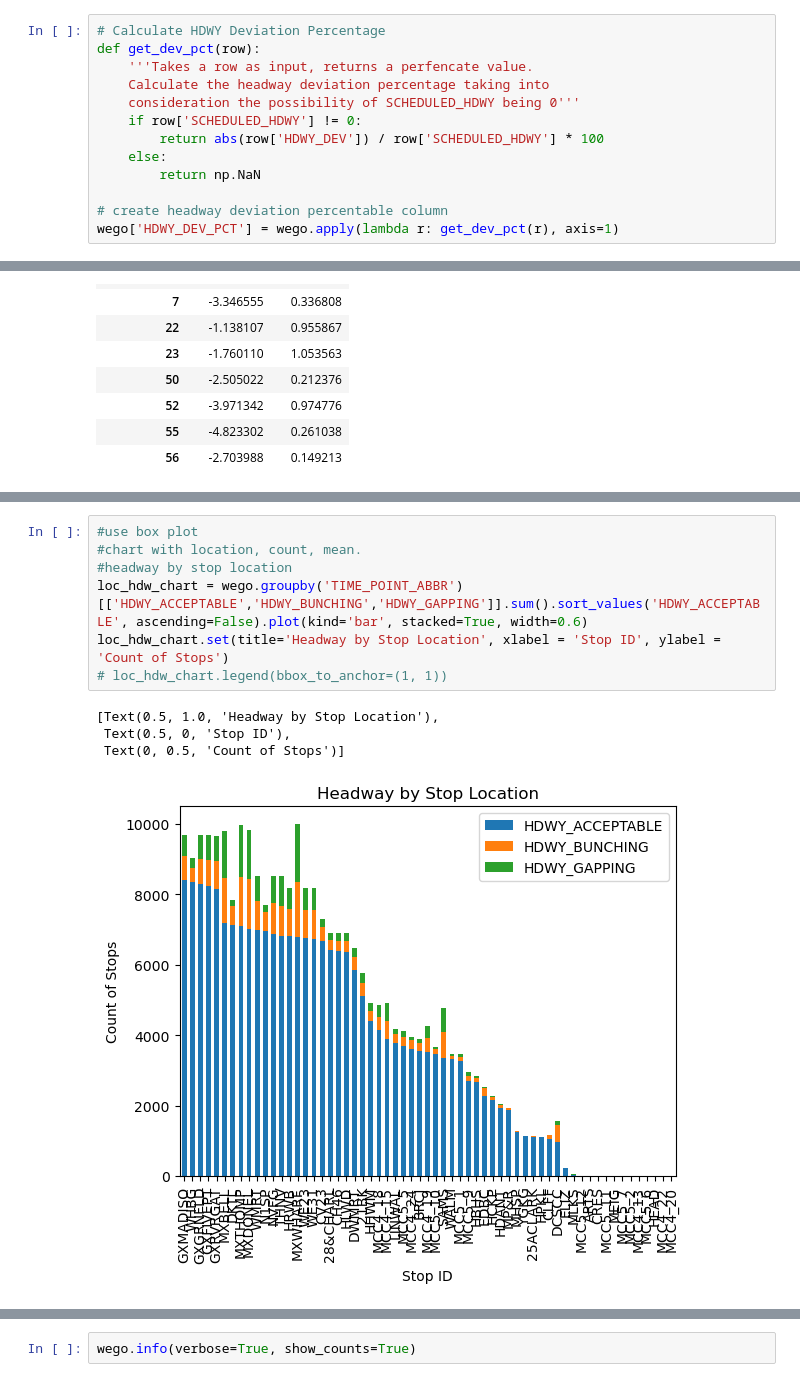
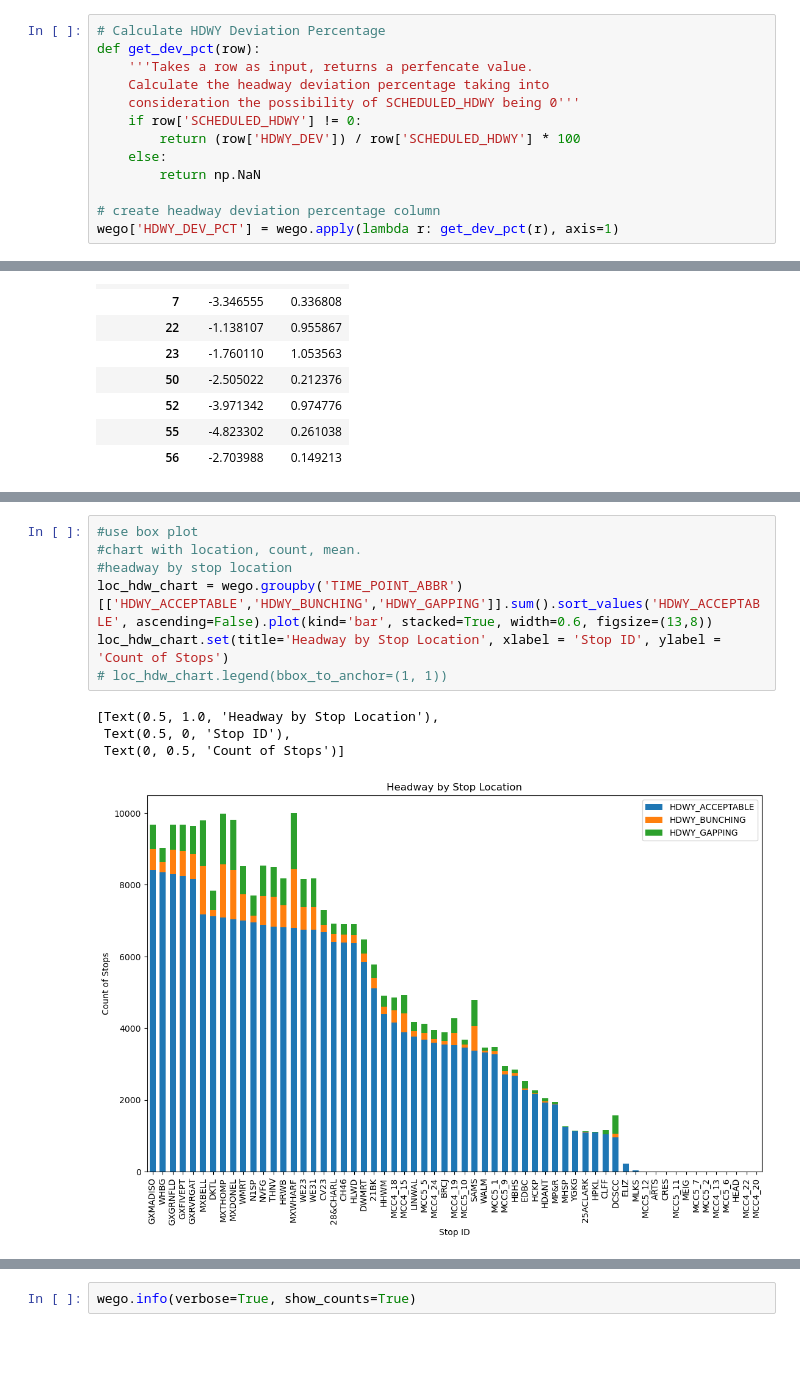
Before and after one commit to NSS-Data-Analytics-Cohort-11/wego-caesars-legion, a Jupyter notebook: notebooks/wego.ipynb, the cells around one changed output, grey strips where cells are left out. Drawn from its saved outputs; the diff is of its cells as text; blank space fills up the shorter version.

```diff
--- a/notebooks/wego.ipynb
+++ b/notebooks/wego.ipynb
@@ -15,11 +39,11 @@ def get_dev_pct(row):
     Calculate the headway deviation percentage taking into
     consideration the possibility of SCHEDULED_HDWY being 0'''
     if row['SCHEDULED_HDWY'] != 0:
-        return abs(row['HDWY_DEV']) / row['SCHEDULED_HDWY'] * 100
+        return (row['HDWY_DEV']) / row['SCHEDULED_HDWY'] * 100
     else:
         return np.NaN
 
-# create headway deviation percentable column
+# create headway deviation percentage column
 wego['HDWY_DEV_PCT'] = wego.apply(lambda r: get_dev_pct(r), axis=1)
 # %%
 #establish columns for gapping, bunching, and acceptable headway values
@@ -309,13 +321,13 @@ KeyError: 'ADJUSTED_ONTIME_COUNT'
 # %%
 #use box plot
 #chart with location, count, mean.
 #headway by stop location
-loc_hdw_chart = wego.groupby('TIME_POINT_ABBR')[['HDWY_ACCEPTABLE','HDWY_BUNCHING','HDWY_GAPPING']].sum().sort_values('HDWY_ACCEPTABLE', ascending=False).plot(kind='bar', stacked=True, width=0.6)
+loc_hdw_chart = wego.groupby('TIME_POINT_ABBR')[['HDWY_ACCEPTABLE','HDWY_BUNCHING','HDWY_GAPPING']].sum().sort_values('HDWY_ACCEPTABLE', ascending=False).plot(kind='bar', stacked=True, width=0.6, figsize=(13,8))
 loc_hdw_chart.set(title='Headway by Stop Location', xlabel = 'Stop ID', ylabel = 'Count of Stops')
 # loc_hdw_chart.legend(bbox_to_anchor=(1, 1))
 # %% [output]
 [Text(0.5, 1.0, 'Headway by Stop Location'),
  Text(0.5, 0, 'Stop ID'),
  Text(0, 0.5, 'Count of Stops')]
-[figure, old version]
+[figure, new version]
 # %%
```
Also changed, not shown: parts of 50 cells of this notebook.
